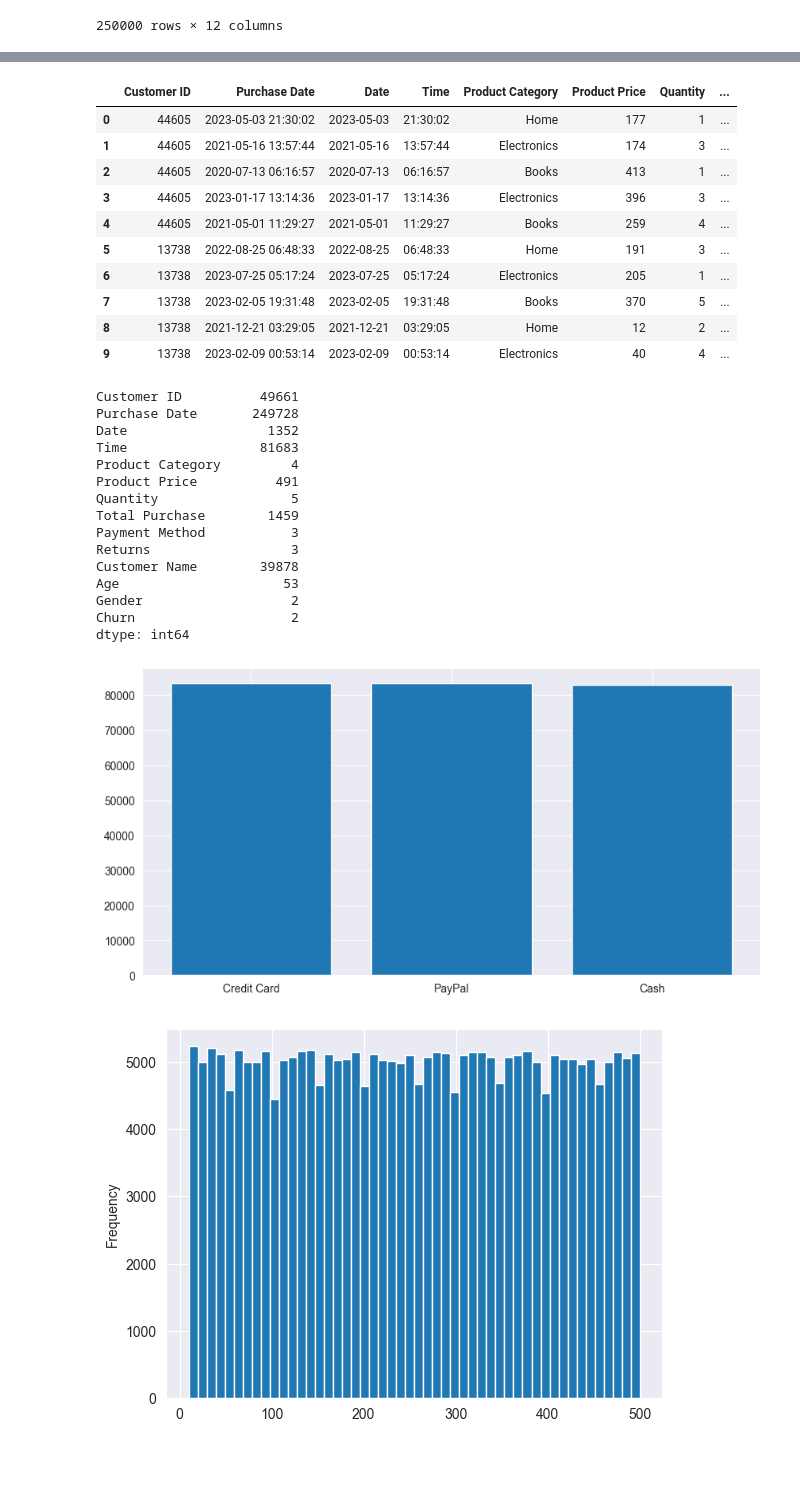
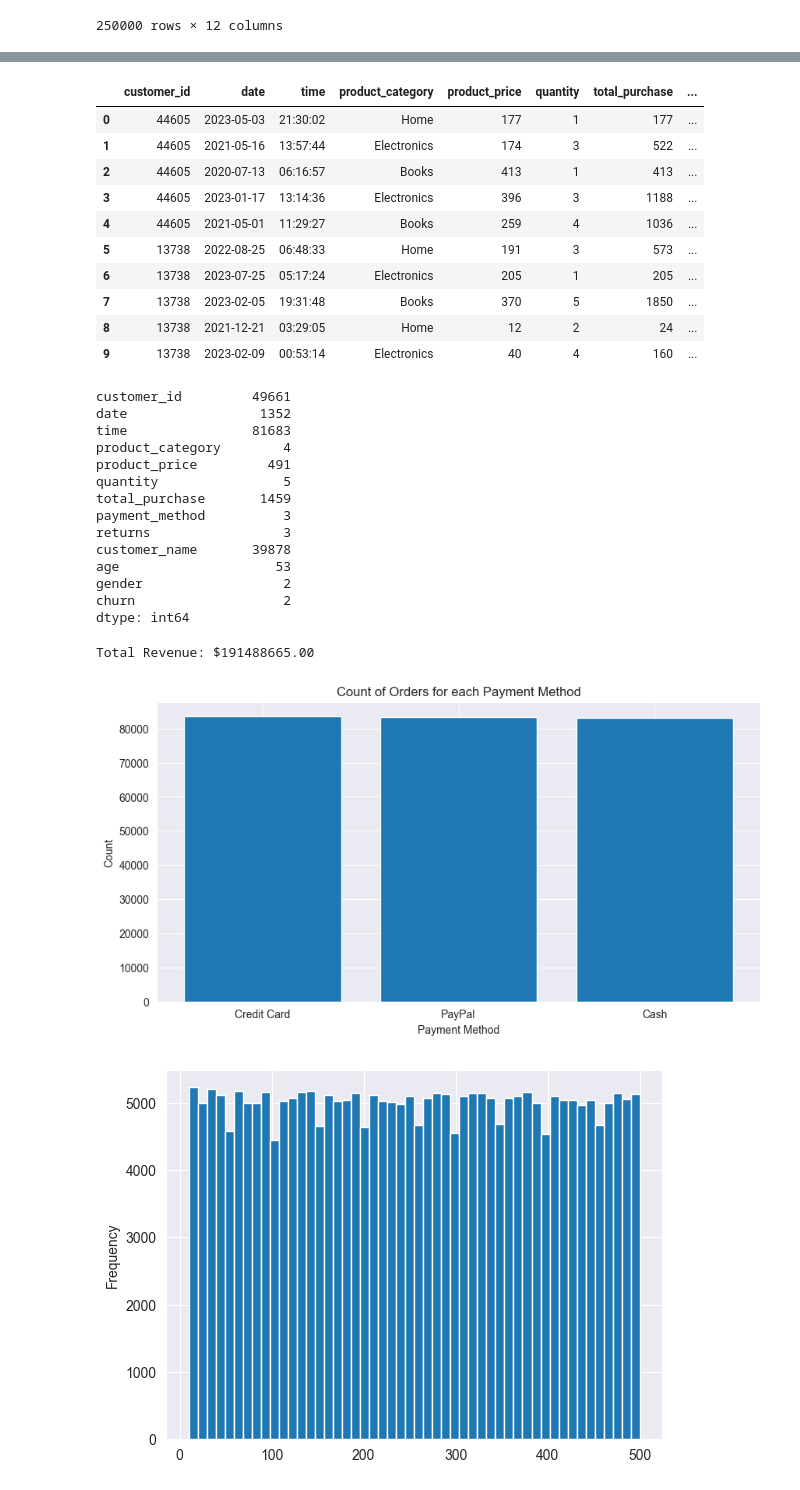
Before and after one commit to pphatt/bi-data-preprocessing, a Jupyter notebook: DataPreprossing.ipynb, the cells around one changed output, grey strips where cells are left out. Drawn from its saved outputs; the diff is of its cells as text; code cells hidden in the pictures; blank space fills up the shorter version.

```diff
--- a/DataPreprossing.ipynb
+++ b/DataPreprossing.ipynb
@@ -252,5 +291,6 @@ df
 df.to_csv("preprocess_ecommerce_customer_data.csv", index=False)
 # %%
 df = pd.read_csv("preprocess_ecommerce_customer_data.csv")
+df["date"] = pd.to_datetime(df["date"], format='%Y-%m-%d')
 df
 # %% [output]
@@ -412,42 +451,49 @@ plt.show()
 # %%
 df.head(10)
 # %% [output]
-|  | Customer ID | Purchase Date | Date | Time | Product Category | Product Price | Quantity | ... |
-| 0 | 44605 | 2023-05-03 21:30:02 | 2023-05-03 | 21:30:02 | Home | 177 | 1 | ... |
-| 1 | 44605 | 2021-05-16 13:57:44 | 2021-05-16 | 13:57:44 | Electronics | 174 | 3 | ... |
-| 2 | 44605 | 2020-07-13 06:16:57 | 2020-07-13 | 06:16:57 | Books | 413 | 1 | ... |
-| 3 | 44605 | 2023-01-17 13:14:36 | 2023-01-17 | 13:14:36 | Electronics | 396 | 3 | ... |
-| 4 | 44605 | 2021-05-01 11:29:27 | 2021-05-01 | 11:29:27 | Books | 259 | 4 | ... |
-| 5 | 13738 | 2022-08-25 06:48:33 | 2022-08-25 | 06:48:33 | Home | 191 | 3 | ... |
-| 6 | 13738 | 2023-07-25 05:17:24 | 2023-07-25 | 05:17:24 | Electronics | 205 | 1 | ... |
-| 7 | 13738 | 2023-02-05 19:31:48 | 2023-02-05 | 19:31:48 | Books | 370 | 5 | ... |
-| 8 | 13738 | 2021-12-21 03:29:05 | 2021-12-21 | 03:29:05 | Home | 12 | 2 | ... |
-| 9 | 13738 | 2023-02-09 00:53:14 | 2023-02-09 | 00:53:14 | Electronics | 40 | 4 | ... |
+|  | customer_id | date | time | product_category | product_price | quantity | total_purchase | ... |
+| 0 | 44605 | 2023-05-03 | 21:30:02 | Home | 177 | 1 | 177 | ... |
+| 1 | 44605 | 2021-05-16 | 13:57:44 | Electronics | 174 | 3 | 522 | ... |
+| 2 | 44605 | 2020-07-13 | 06:16:57 | Books | 413 | 1 | 413 | ... |
+| 3 | 44605 | 2023-01-17 | 13:14:36 | Electronics | 396 | 3 | 1188 | ... |
+| 4 | 44605 | 2021-05-01 | 11:29:27 | Books | 259 | 4 | 1036 | ... |
+| 5 | 13738 | 2022-08-25 | 06:48:33 | Home | 191 | 3 | 573 | ... |
+| 6 | 13738 | 2023-07-25 | 05:17:24 | Electronics | 205 | 1 | 205 | ... |
+| 7 | 13738 | 2023-02-05 | 19:31:48 | Books | 370 | 5 | 1850 | ... |
+| 8 | 13738 | 2021-12-21 | 03:29:05 | Home | 12 | 2 | 24 | ... |
+| 9 | 13738 | 2023-02-09 | 00:53:14 | Electronics | 40 | 4 | 160 | ... |
 # %%
 df.nunique()
 # %% [output]
-Customer ID          49661
-Purchase Date       249728
-Date                  1352
-Time                 81683
-Product Category         4
-Product Price          491
-Quantity                 5
-Total Purchase        1459
-Payment Method           3
-Returns                  3
-Customer Name        39878
-Age                     53
-Gender                   2
-Churn                    2
+customer_id         49661
+date                 1352
+time                81683
+product_category        4
+product_price         491
+quantity                5
+total_purchase       1459
+payment_method          3
+returns                 3
+customer_name       39878
+age                    53
+gender                  2
+churn                   2
 dtype: int64
+# %%
+total_revenue = df['total_purchase'].sum()
+print(f'Total Revenue: ${total_revenue:.2f}')
+# %% [output]
+Total Revenue: $191488665.00
 # %%
-method = df['Payment Method'].value_counts()
+method = df['payment_method'].value_counts()
 column = method.keys()
 value = method.values
-plt.figure(figsize=(10,5))
+plt.figure(figsize=(10, 5))
 plt.bar(column, value)
+plt.title('Count of Orders for each Payment Method')
+plt.xlabel('Payment Method')
+plt.ylabel('Count')
 plt.show()
 # %% [output]
-[figure, old version]
+[figure, new version]
 # %%
```
Also changed, not shown: parts of 24 cells of this notebook, 3 other files.
